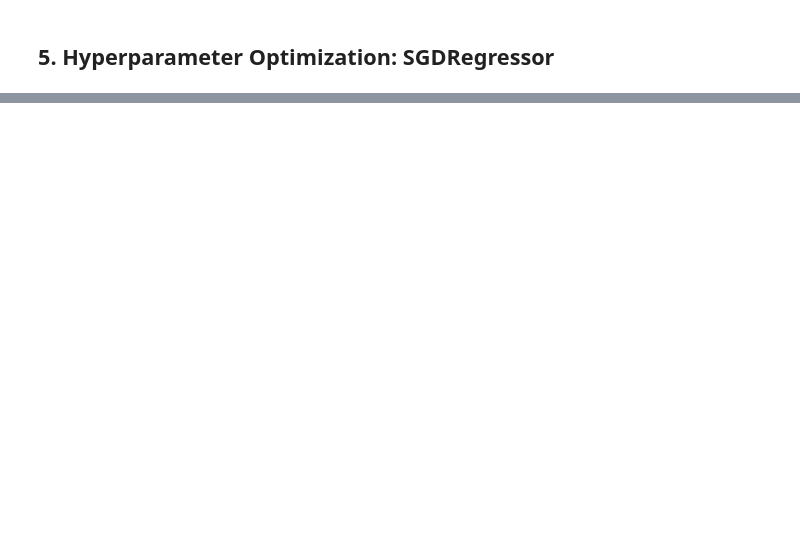
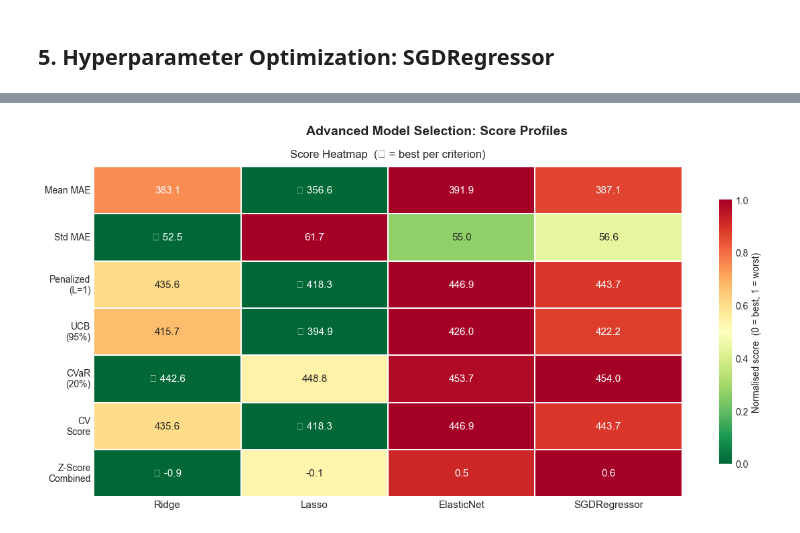
Before and after one commit to metedogan/tlc-trip-record-data-project, a Jupyter notebook: notebooks/06_modelling_hyperparameter_optimization.ipynb, the cells around one changed output, grey strips where cells are left out. Saved outputs shown, nothing was run; the diff lists cells and outputs as text; code cells hidden in the pictures; blank space fills up the shorter version.

```diff
--- a/notebooks/06_modelling_hyperparameter_optimization.ipynb
+++ b/notebooks/06_modelling_hyperparameter_optimization.ipynb
@@ -46,8 +46,8 @@ Dataset shape after dropping Nulls: (10009, 36)
 # Sort the dataset chronologically just in case
 df.sort_index(inplace=True)
 
-# Determine the index cutoff (80% for train and CV, 20% for test)
-train_size = int(len(df) * 0.8)
+# Determine the index cutoff
+train_size = int(len(df) * 0.9)
 train_df = df.iloc[:train_size]
 test_df = df.iloc[train_size:]
 
@@ -122,7 +122,7 @@ lasso_pipe = build_pipeline(Lasso(random_state=42, max_iter=2000))
 # Lasso natively drops weak features to 0
 lasso_param_grid = {
     'poly__degree': [1, 2, 3],
-    'reg__alpha': [0.01, 0.1, 1.0, 10.00]
+    'reg__alpha': [0.01, 0.1, 1.0, 10.0, 20.0, 50.0]
 }
 
 print("Starting Lasso GridSearch...")
@@ -442,0 +422,37 @@ Model metadata saved successfully.
+# %%
+score_cols   = ['Mean MAE', 'Std MAE', 'Penalized_L1', 'UCB_95', 'CVaR_20pct',
+                'CV_Score', 'ZScore_Combined']
+score_labels = ['Mean MAE', 'Std MAE', 'Penalized\n(L=1)', 'UCB\n(95%)',
+                'CVaR\n(20%)', 'CV\nScore', 'Z-Score\nCombined']
+
+fig, ax = plt.subplots(1, 1, figsize=(12, 6))
+fig.suptitle('Advanced Model Selection: Score Profiles',
+             fontsize=14, fontweight='bold')
+
+# ── Normalised heatmap — annotations show actual values + ★ for column best ──
+heat_data = cv_df[score_cols].copy()
+heat_norm = (heat_data - heat_data.min()) / (heat_data.max() - heat_data.min() + 1e-9)
+
+annot = heat_data.round(1).astype(str)
+for col in score_cols:
+    annot.loc[heat_data[col].idxmin(), col] = '★ ' + annot.loc[heat_data[col].idxmin(), col]
+
+sns.heatmap(
+    heat_norm.T,
+    annot=annot.T, fmt='s',
+    cmap='RdYlGn_r', ax=ax,
+    linewidths=1.2, linecolor='white',
+    yticklabels=score_labels,
+    cbar_kws={'label': 'Normalised score  (0 = best, 1 = worst)', 'shrink': 0.8},
+    annot_kws={'size': 11},
+)
+ax.set_title('Score Heatmap  (★ = best per criterion)', fontsize=12, pad=10)
+ax.set_xlabel('')
+ax.tick_params(axis='x', rotation=0, labelsize=11)
+ax.tick_params(axis='y', rotation=0, labelsize=10)
+
+plt.tight_layout()
+plt.savefig('../reports/figures/model_selection_techniques.png', dpi=150, bbox_inches='tight')
+plt.show()
+# %% [output]
+[figure, added]
```
Also changed, not shown: parts of 21 cells of this notebook, 7 other files.
